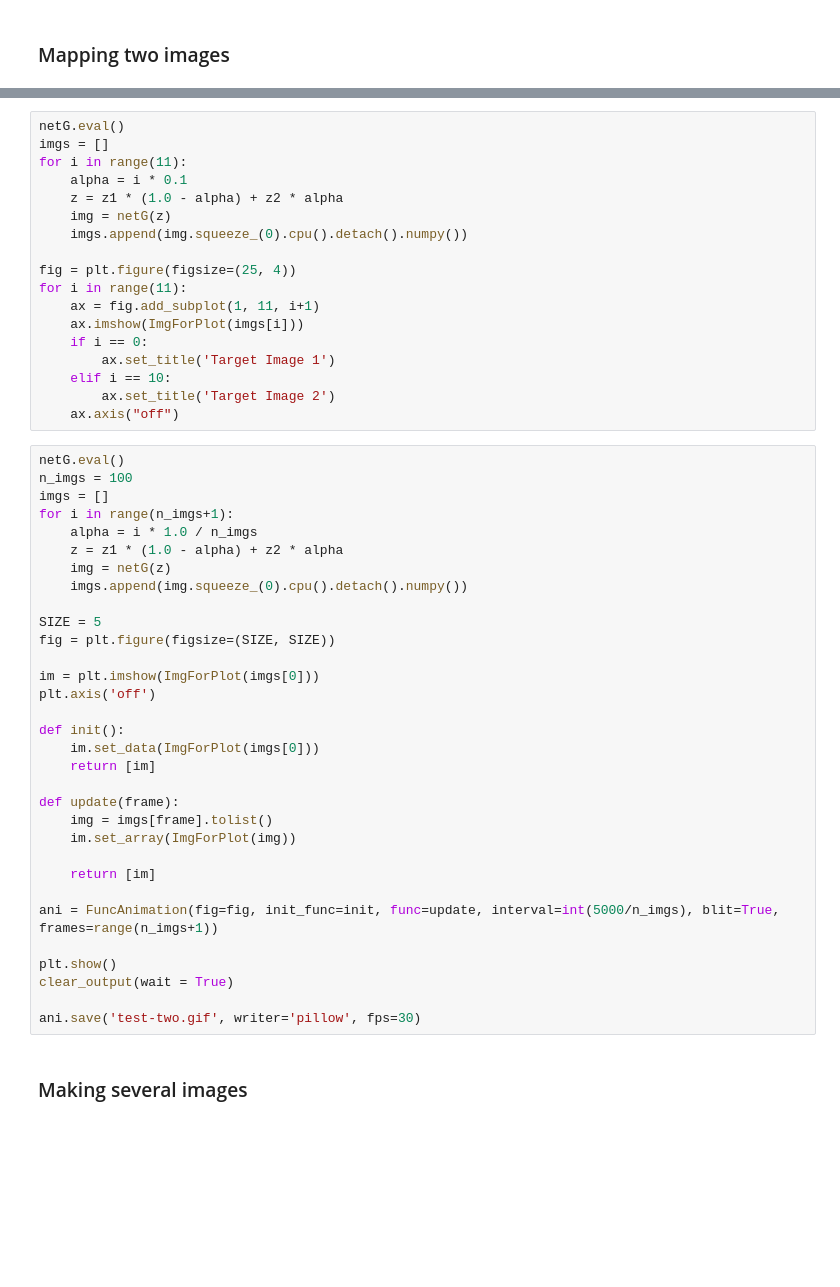
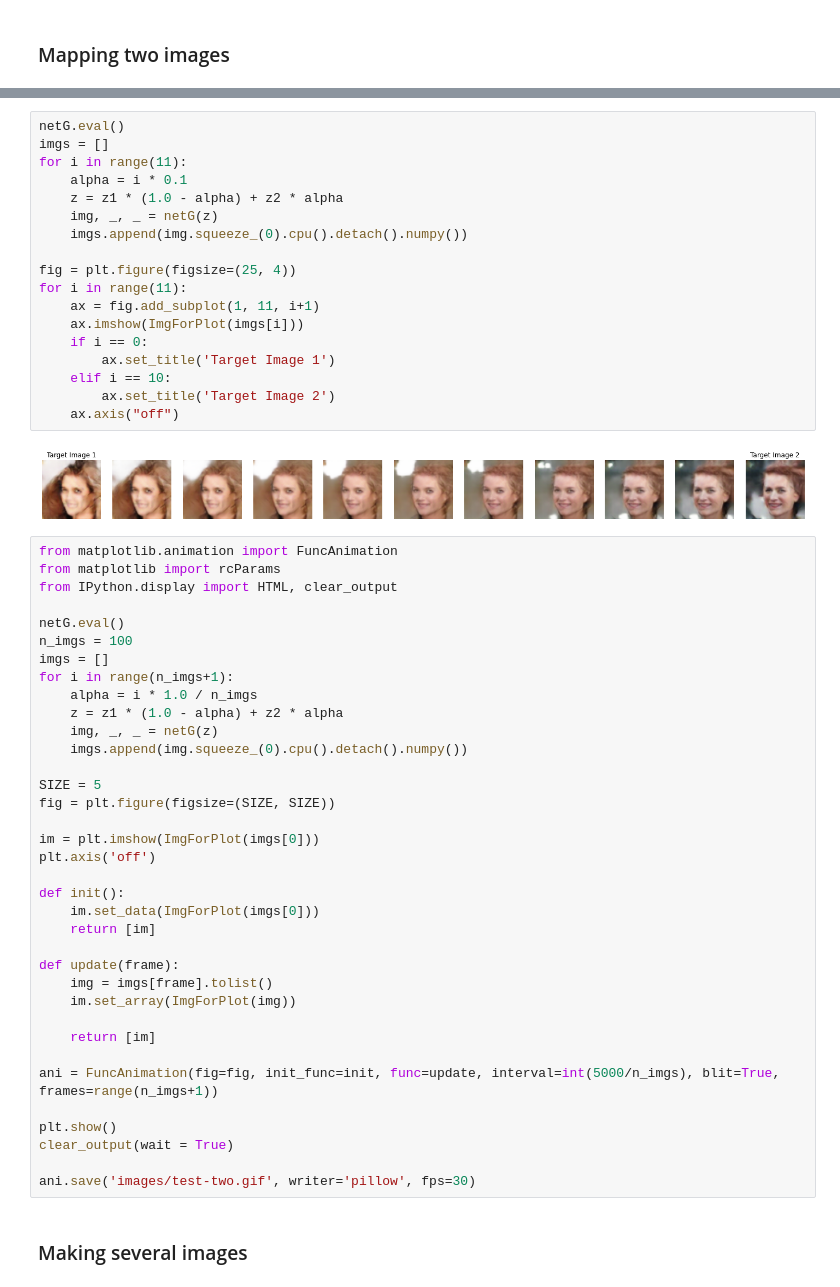
Before and after one commit to kimjy99/sagan-celeba, a Jupyter notebook: SAGAN.ipynb, the cells around one changed output, grey strips where cells are left out. Cells and saved outputs as stored; diff of their text form; blank space fills up the shorter version.

```diff
--- a/SAGAN.ipynb
+++ b/SAGAN.ipynb
@@ -532,29 +540,35 @@ z2 = find_latent(target2.cuda())
 # %%
 netG.eval()
 imgs = []
 for i in range(11):
     alpha = i * 0.1
     z = z1 * (1.0 - alpha) + z2 * alpha
-    img = netG(z)
+    img, _, _ = netG(z)
     imgs.append(img.squeeze_(0).cpu().detach().numpy())
 
 fig = plt.figure(figsize=(25, 4))
 for i in range(11):
     ax = fig.add_subplot(1, 11, i+1)
     ax.imshow(ImgForPlot(imgs[i]))
     if i == 0:
         ax.set_title('Target Image 1')
     elif i == 10:
         ax.set_title('Target Image 2')
     ax.axis("off")
+# %% [output]
+[figure, added]
 # %%
+from matplotlib.animation import FuncAnimation
+from matplotlib import rcParams
+from IPython.display import HTML, clear_output
+
 netG.eval()
 n_imgs = 100
 imgs = []
 for i in range(n_imgs+1):
     alpha = i * 1.0 / n_imgs
     z = z1 * (1.0 - alpha) + z2 * alpha
-    img = netG(z)
+    img, _, _ = netG(z)
     imgs.append(img.squeeze_(0).cpu().detach().numpy())
 
 SIZE = 5
@@ -578,7 +592,7 @@ ani = FuncAnimation(fig=fig, init_func=init, func=update, interval=int(5000/n_im
 plt.show()
 clear_output(wait = True)
 
-ani.save('test-two.gif', writer='pillow', fps=30)
+ani.save('images/test-two.gif', writer='pillow', fps=30)
 # %% [markdown]
 ### Making several images
 # %%
```
Also changed, not shown: parts of 7 cells of this notebook, 7 other files.
